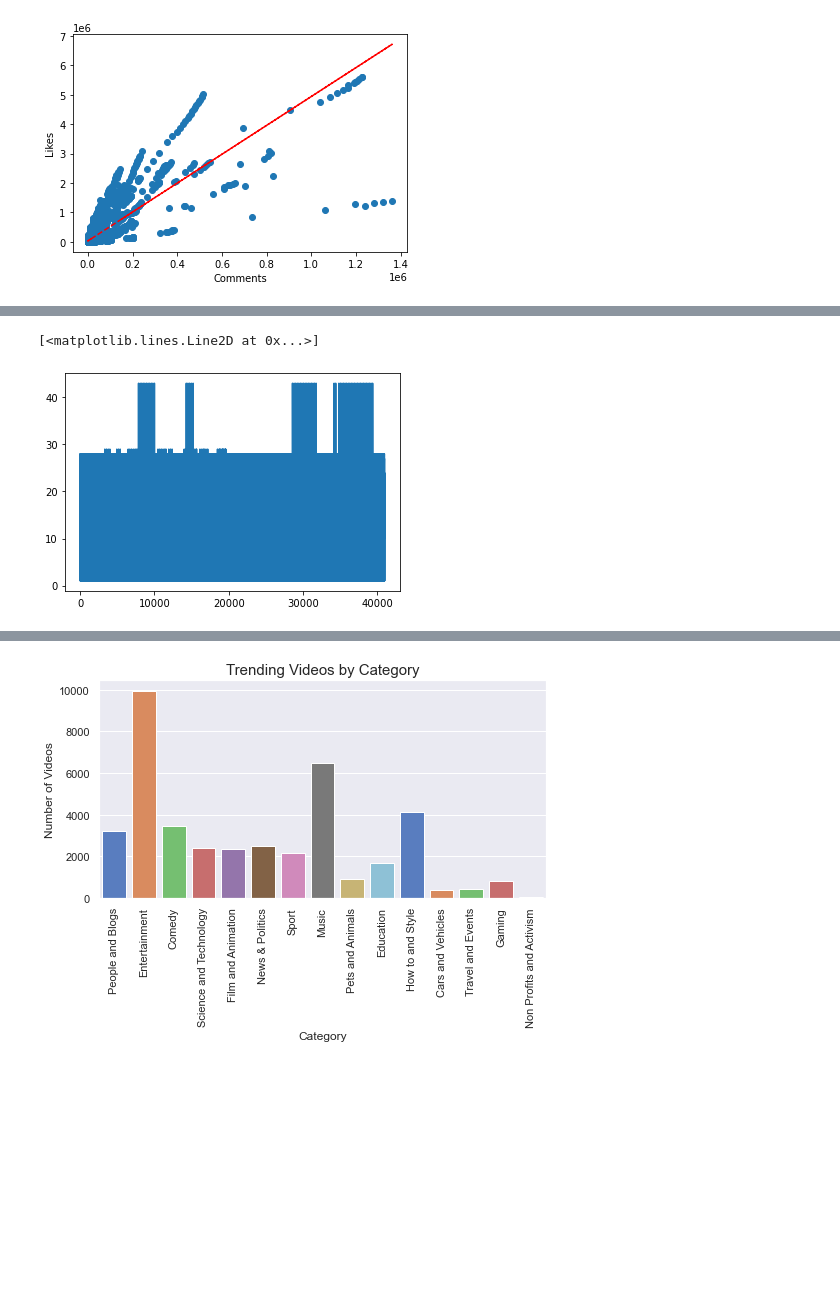
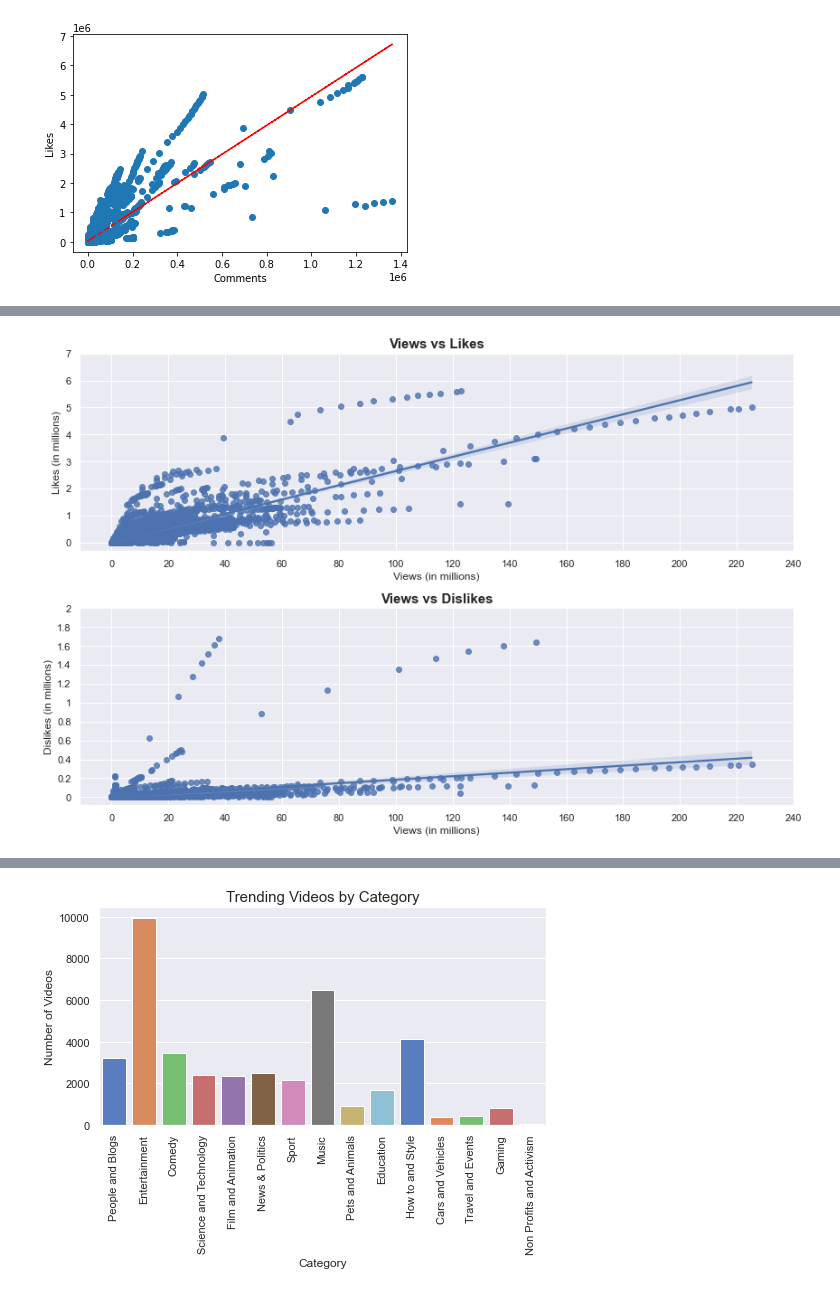
Before and after one commit to pyrogenix/131_finalproject, a Jupyter notebook: testing.ipynb, the cells around one changed output, grey strips where cells are left out. Cells and saved outputs as stored; diff of their text form; code cells hidden in the pictures; blank space fills up the shorter version.

```diff
--- a/testing.ipynb
+++ b/testing.ipynb
@@ -75,8 +90,26 @@ TypeError: list indices must be integers or slices, not tuple
 # %%
-plt.plot(csv.category_id)
+x = csv.views
+y = csv.likes
+z = csv.dislikes
+a = plt.subplot(2,1,1)
+sns.set(rc={"figure.figsize":(20, 8)})
+plot = sns.regplot(x, y, data=csv)
+plot.set_xlabel('Views (in millions)', fontsize=12)
+plot.set_ylabel('Likes (in millions)', fontsize=12)
+plot.set_title('Views vs Likes', fontsize=15, weight=600)
+plt.xticks([0, 20000000, 40000000, 60000000, 80000000, 100000000, 120000000, 140000000, 160000000, 180000000, 200000000, 220000000, 240000000],[0, 20, 40, 60, 80, 100, 120, 140, 160, 180, 200, 220, 240])
+plt.yticks([0, 1000000, 2000000, 3000000, 4000000, 5000000, 6000000, 7000000],[0, 1, 2, 3, 4, 5, 6, 7])
+
+b = plt.subplot(2,1,2)
+plot = sns.regplot(x, z, data=csv)
+plot.set_xlabel('Views (in millions)', fontsize=12)
+plot.set_ylabel('Dislikes (in millions)', fontsize=12)
+plot.set_title('Views vs Dislikes', fontsize=15, weight=600)
+plt.xticks([0, 20000000, 40000000, 60000000, 80000000, 100000000, 120000000, 140000000, 160000000, 180000000, 200000000, 220000000, 240000000],[0, 20, 40, 60, 80, 100, 120, 140, 160, 180, 200, 220, 240])
+plt.yticks([0, 200000, 400000, 600000, 800000, 1000000, 1200000, 1400000, 1600000, 1800000, 2000000],[0, .2, .4, .6 , .8, 1, 1.2, 1.4, 1.6, 1.8, 2])
+plt.tight_layout()
 # %% [output]
-[<matplotlib.lines.Line2D at 0x...>]
-[figure, old version]
+[figure, new version]
 # %%
 csv['cat_name'] = np.nan
 csv.loc[(csv["category_id"] == 1),"cat_name"] = 'Film and Animation'
```
Also changed, not shown: parts of 1 cell of this notebook, 2 other files.
